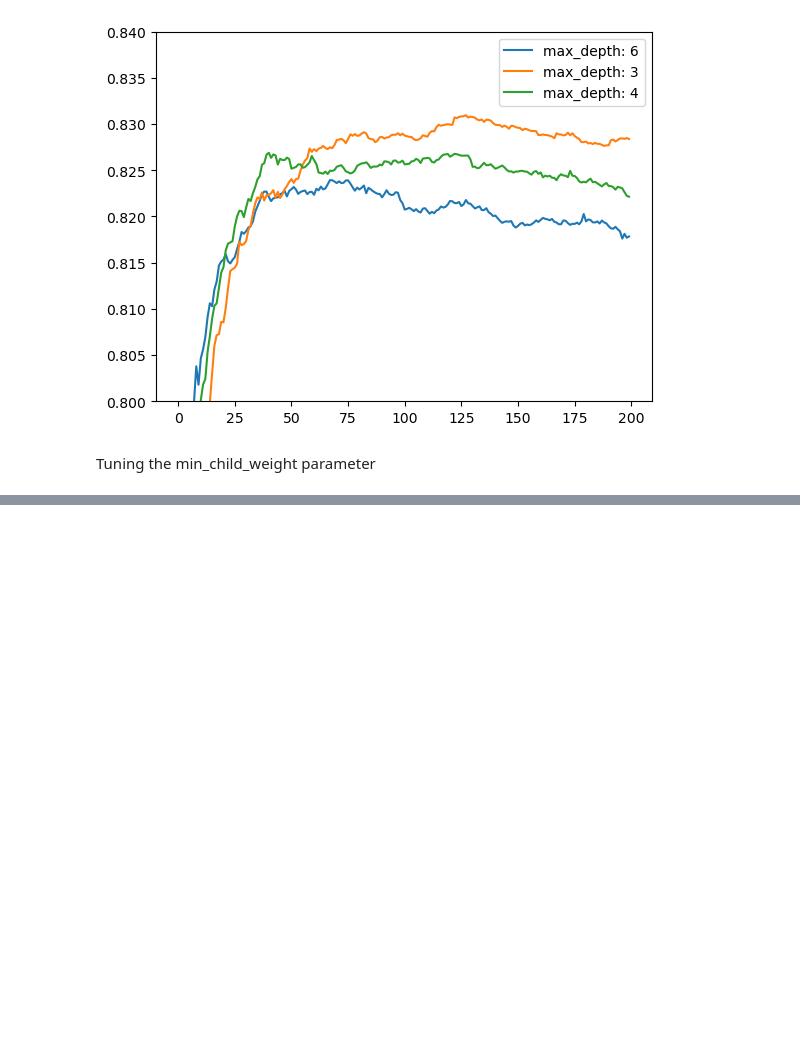
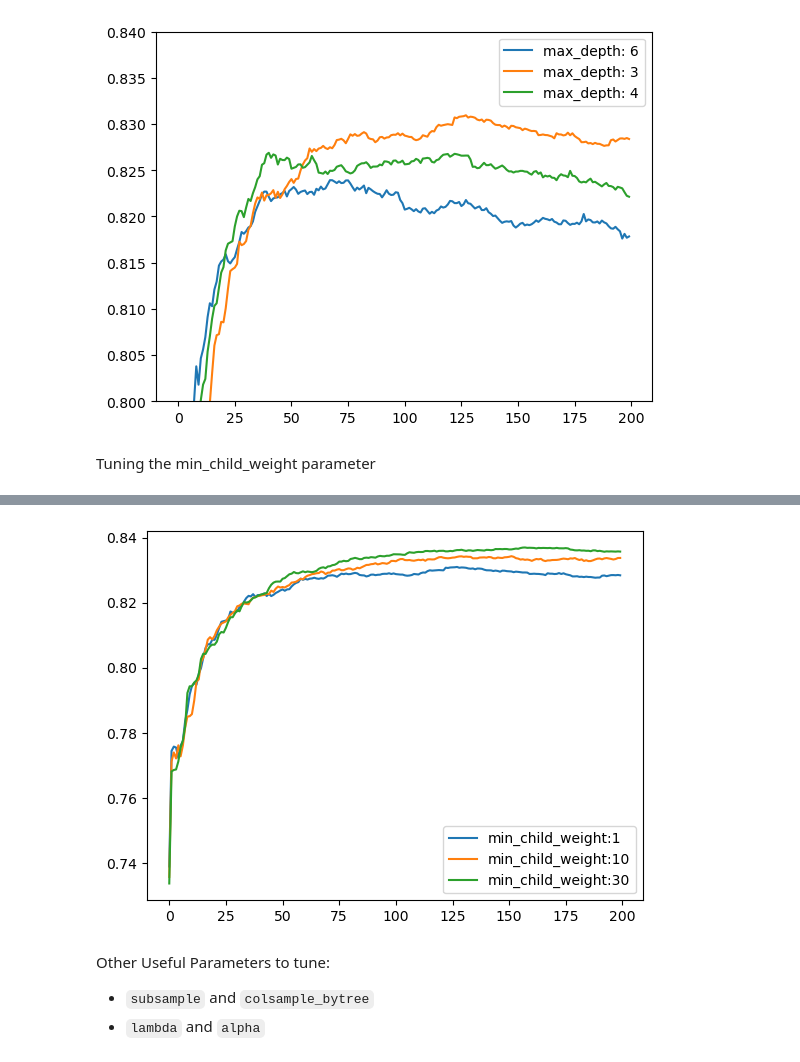
Before and after one commit to KingsleyElo/ml-zoomcamp-notes, a Jupyter notebook: Trees/notebook.ipynb, the cells around one changed output, grey strips where cells are left out. Drawn from its saved outputs; the diff is of its cells as text; code cells hidden in the pictures; blank space fills up the shorter version.

```diff
--- a/Trees/notebook.ipynb
+++ b/Trees/notebook.ipynb
@@ -269,0 +270,3 @@ df_scores.sort_values(by = ['auc'], ascending=False).head()
+# %%
+dt = pipeline.set_params(model__max_depth= 6, model__min_samples_leaf=15)
+dt.fit(df_train, y_train)
@@ -378,7 +387,7 @@ plt.show()
 
 model.set_params(model__min_samples_leaf = 3,
                     model__max_depth = 10,
-                    model__n_estimators=100,
+                    model__n_estimators=200,
                     model__random_state=1)
 model.fit(df_train, y_train)
 # %% [output]
@@ -651,0 +720,3 @@ Tuning the min_child_weight parameter
+# %%
+df_weights = pd.DataFrame(all_results)
+df_weights.tail()
@@ -651,0 +730,11 @@ Tuning the min_child_weight parameter
+# %%
+min_child_weight = [1, 10, 30]
+
+for weight in min_child_weight:
+    df = df_weights[df_weights['min_child_weight'] == weight]
+    plt.plot(df.num_iter, df.val_auc, label = f'min_child_weight:{weight}')
+#plt.ylim(0.78, 0.84)
+plt.legend()
+plt.show()
+# %% [output]
+[figure, added]
@@ -651,0 +761,5 @@ Tuning the min_child_weight parameter
+# %% [markdown]
+Other Useful Parameters to tune:
+
+- `subsample` and `colsample_bytree`
+- `lambda` and `alpha`
```
Also changed, not shown: parts of 15 cells of this notebook.
